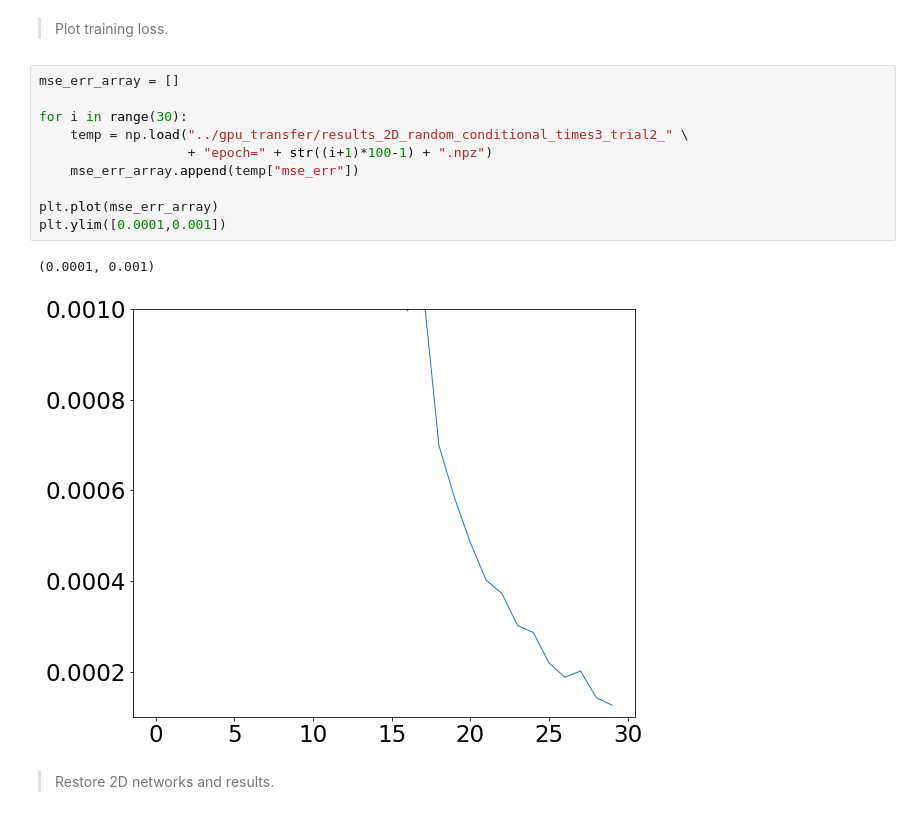
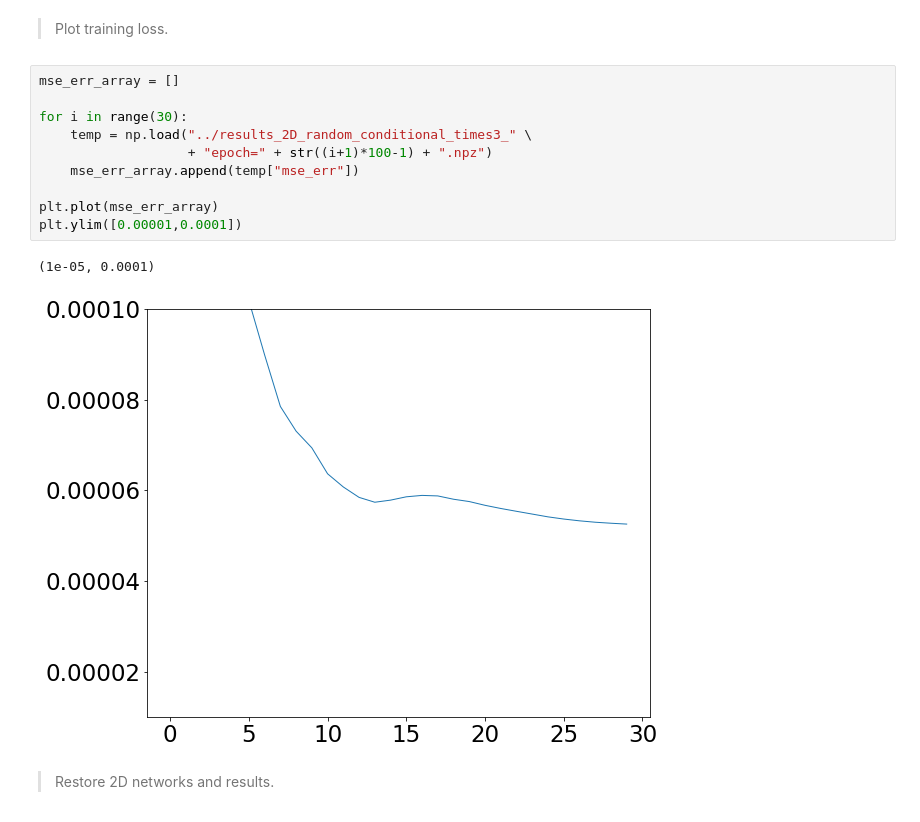
Before and after one commit to tingyuansen/IMLE_on_Galaxy_Images, a Jupyter notebook: IMLE.ipynb, the cells around one changed output. Saved outputs shown, nothing was run; the diff lists cells and outputs as text.

```diff
--- a/IMLE.ipynb
+++ b/IMLE.ipynb
@@ -117,16 +117,16 @@ np.save("../training_set_des.npy", arr)
 # %%
 mse_err_array = []
 
 for i in range(30):
-    temp = np.load("../gpu_transfer/results_2D_random_conditional_times3_trial2_" \
+    temp = np.load("../results_2D_random_conditional_times3_" \
                    + "epoch=" + str((i+1)*100-1) + ".npz")
     mse_err_array.append(temp["mse_err"])
 
 plt.plot(mse_err_array)
-plt.ylim([0.0001,0.001])
+plt.ylim([0.00001,0.0001])
 # %% [output]
-(0.0001, 0.001)
+(1e-05, 0.0001)
-[figure, old version]
+[figure, new version]
 # %% [markdown]
 > Restore 2D networks and results.
 # %%
```
Also changed, not shown: parts of 1 cell of this notebook, 1 other file.
